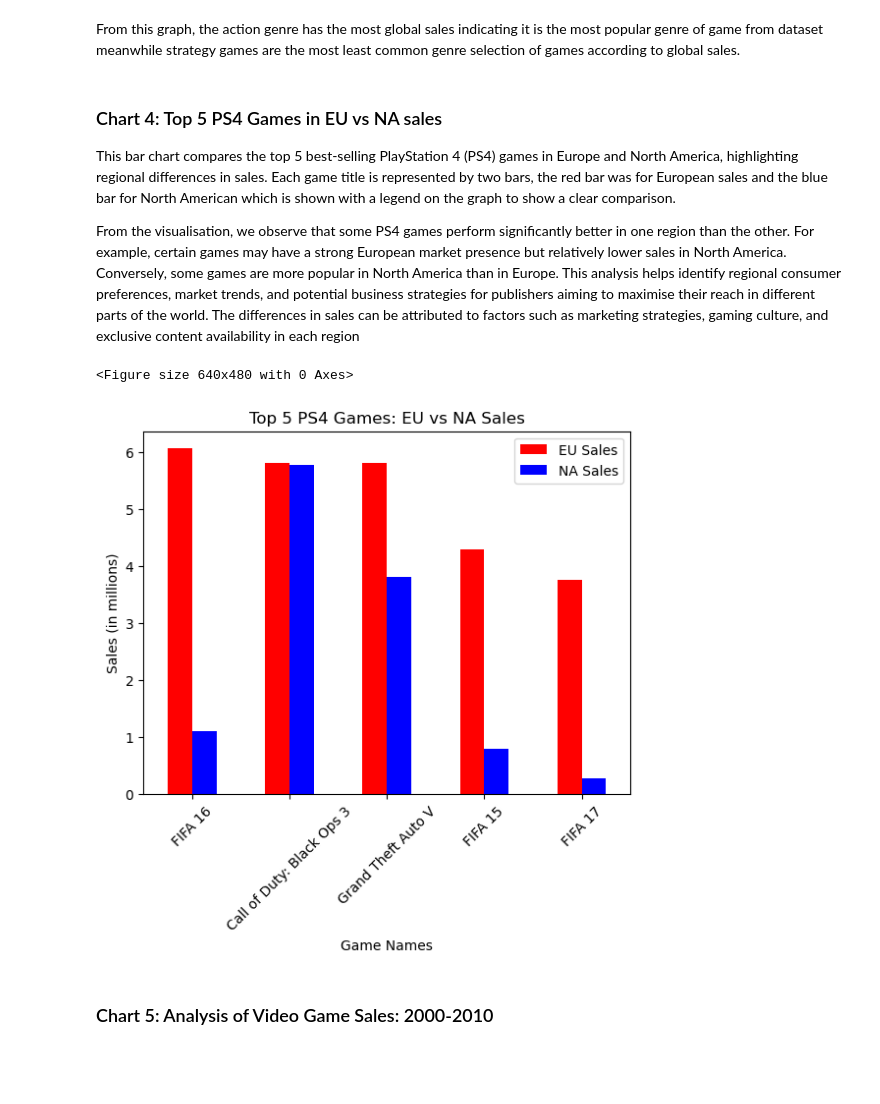
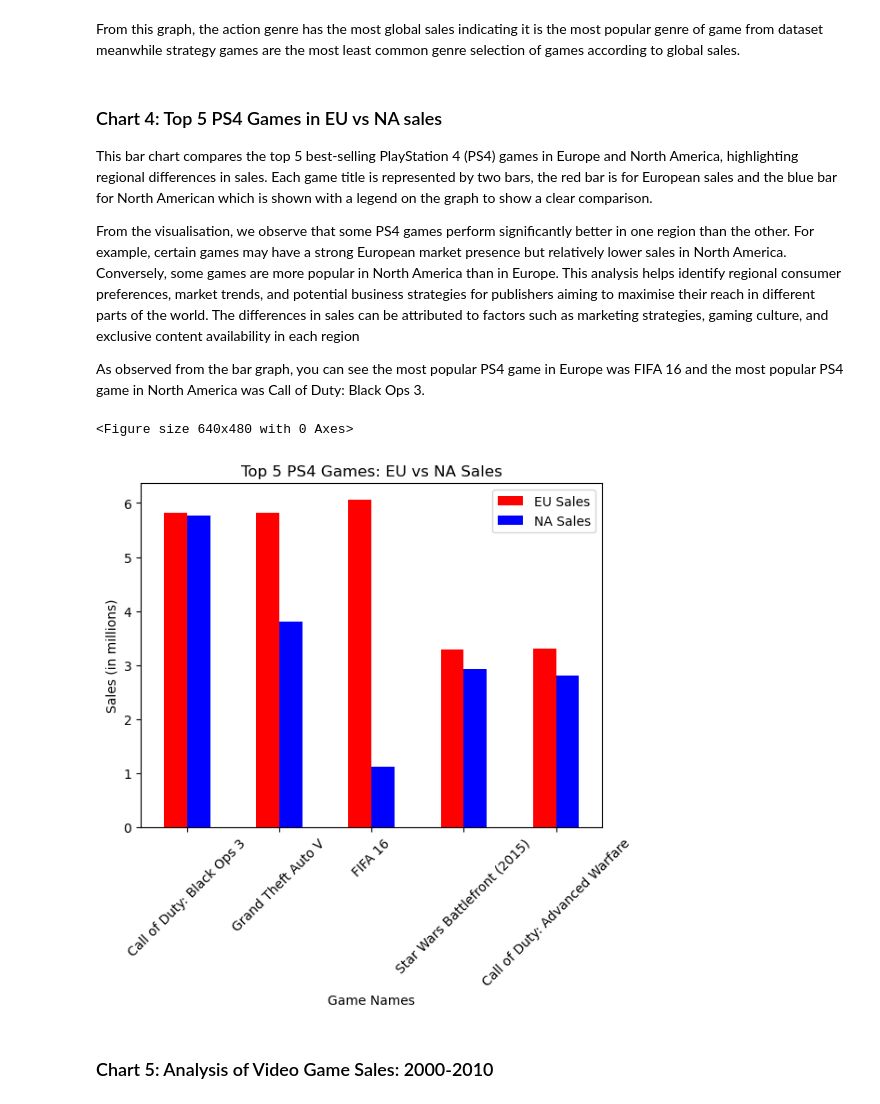
Before and after one commit to ManjotB03/python-repository, a Jupyter notebook: Data Analysis Notebook.ipynb, the cells around one changed output. Saved outputs shown, nothing was run; the diff lists cells and outputs as text; code cells hidden in the pictures; blank space fills up the shorter version.

```diff
--- a/Data Analysis Notebook.ipynb
+++ b/Data Analysis Notebook.ipynb
@@ -197,22 +197,24 @@ From this graph, the action genre has the most global sales indicating it is the
 # %% [markdown]
 ### Chart 4: Top 5 PS4 Games in EU vs NA sales
 
-This bar chart compares the top 5 best-selling PlayStation 4 (PS4) games in Europe and North America, highlighting regional differences in sales. Each game title is represented by two bars, the red bar was for European sales and the blue bar for North American which is shown with a legend on the graph to show a clear comparison.
+This bar chart compares the top 5 best-selling PlayStation 4 (PS4) games in Europe and North America, highlighting regional differences in sales. Each game title is represented by two bars, the red bar is for European sales and the blue bar for North American which is shown with a legend on the graph to show a clear comparison.
 
 From the visualisation, we observe that some PS4 games perform significantly better in one region than the other. For example, certain games may have a strong European market presence but relatively lower sales in North America. Conversely, some games are more popular in North America than in Europe. This analysis helps identify regional consumer preferences, market trends, and potential business strategies for publishers aiming to maximise their reach in different parts of the world. The differences in sales can be attributed to factors such as marketing strategies, gaming culture, and exclusive content availability in each region
+
+As observed from the bar graph, you can see the most popular PS4 game in Europe was FIFA 16 and the most popular PS4 game in North America was Call of Duty: Black Ops 3.
 # %%
-top_ps4_games = df[df['Platform'] == 'PS4'][['Name', 'EU_Sales', 'NA_Sales']].sort_values(by='EU_Sales', ascending=False).head(5)
+top_ps4_games = df[df['Platform'] == 'PS4'][['Name', 'EU_Sales', 'NA_Sales']].head(5)
 plt.figure()
 top_ps4_games.plot(kind='bar', x='Name', y=['EU_Sales', 'NA_Sales'], color=['red', 'blue'])
 plt.title("Top 5 PS4 Games: EU vs NA Sales")
 plt.xlabel("Game Names")
 plt.ylabel("Sales (in millions)")
 plt.legend(["EU Sales", "NA Sales"])
 plt.xticks(rotation=45)
 plt.show()
 # %% [output]
 <Figure size 640x480 with 0 Axes>
-[figure, old version]
+[figure, new version]
 # %% [markdown]
 ### Chart 5: Analysis of Video Game Sales: 2000-2010
 # %%
```
Also changed, not shown: parts of 1 cell of this notebook.
